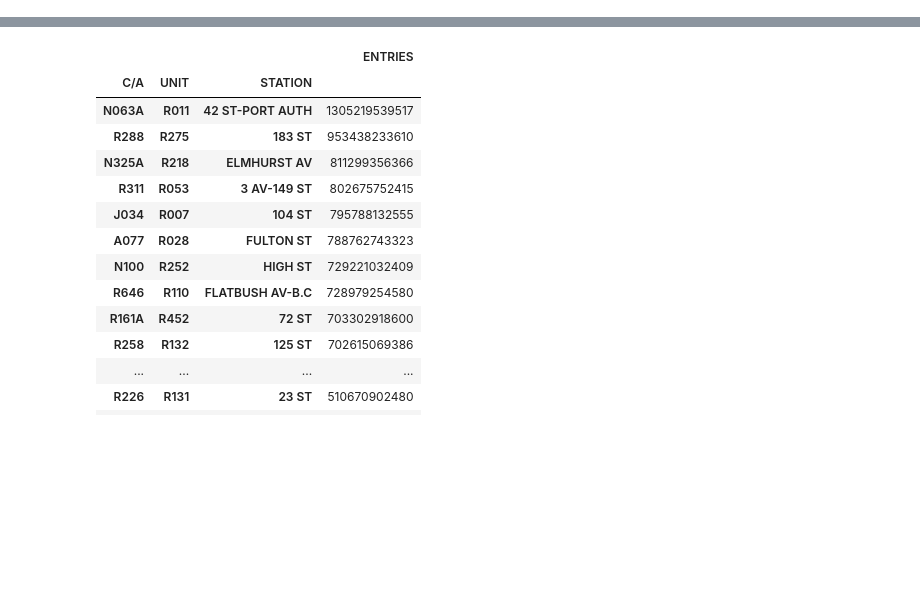
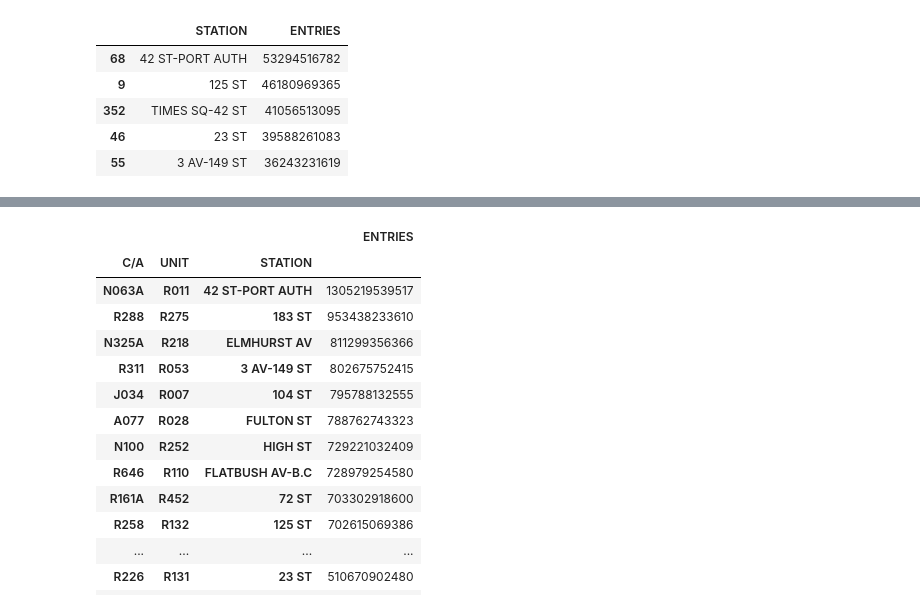
Before and after one commit to floraxinru/project01, a Jupyter notebook: project1/code/April-28-2019-June-08-2019MTA.ipynb, the cells around one changed output, grey strips where cells are left out. Drawn from its saved outputs; the diff is of its cells as text; code cells hidden in the pictures; blank space fills up the shorter version.

```diff
--- a/project1/code/April-28-2019-June-08-2019MTA.ipynb
+++ b/project1/code/April-28-2019-June-08-2019MTA.ipynb
@@ -35,0 +35,11 @@ six_weeks_df2.head()
+# %%
+top_stations = six_weeks_df2_sorted.groupby(['STATION'], as_index=False).sum()
+top_25_stations= top_stations.sort_values(by=['ENTRIES'], ascending = False)
+top_25_stations.head()
+# %% [output]
+|  | STATION | ENTRIES |
+| 68 | 42 ST-PORT AUTH | 53294516782 |
+| 9 | 125 ST | 46180969365 |
+| 352 | TIMES SQ-42 ST | 41056513095 |
+| 46 | 23 ST | 39588261083 |
+| 55 | 3 AV-149 ST | 36243231619 |
```
Also changed, not shown: parts of 11 cells of this notebook.
